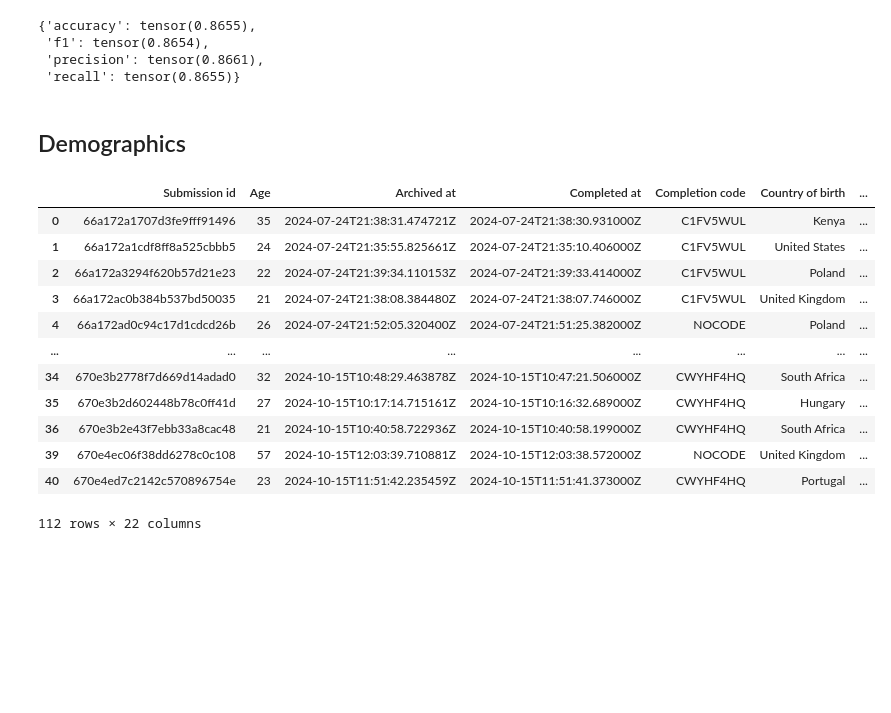
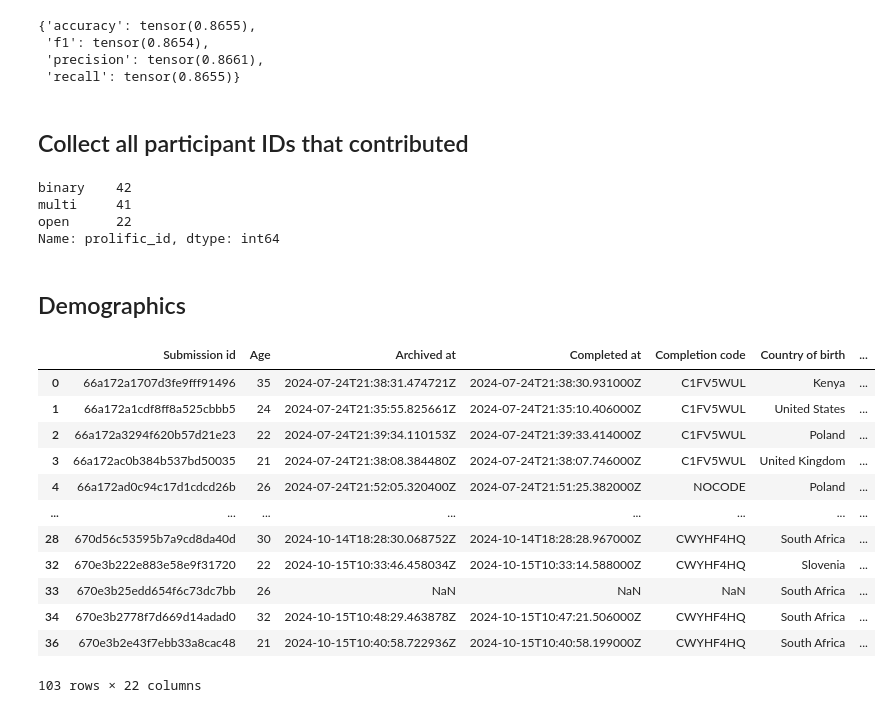
Before and after one commit to mauricekraus/quants-generate, a Jupyter notebook: time_qa-dataset/notebooks/Read Forms.ipynb, the cells around one changed output. Saved outputs shown, nothing was run; the diff lists cells and outputs as text; code cells hidden in the pictures; blank space fills up the shorter version.

```diff
--- a/time_qa-dataset/notebooks/Read Forms.ipynb
+++ b/time_qa-dataset/notebooks/Read Forms.ipynb
@@ -21,7 +24,7 @@ from tqdm import tqdm
 
 **Note:** Replace `binary` in the definition of `mode` (frist line of the following cell) with `multi`/`open` to run this for the multi-choice or open-ended study.
 # %%
-mode = "multi"  # Change to "multi" or "open" for multi-choice or open-ended study
+mode = "open"  # Change to "multi" or "open" for multi-choice or open-ended study
 study_file = Path(f"../../generated-dataset-30_000/human-study/{mode}/study_forms_{mode}.csv")
 ground_truth_file = study_file.with_name(study_file.name.replace("study_forms_", "study_data_"))
 form_results = study_file.with_name(study_file.name.replace("study_forms_", "form_responses_"))
@@ -406,34 +414,56 @@ metrics(
  'f1': tensor(0.8654),
  'precision': tensor(0.8661),
  'recall': tensor(0.8655)}
+# %% [markdown]
+## Collect all participant IDs that contributed
+# %%
+path_to_responses = lambda mode: Path(
+    f"../../generated-dataset-30_000/human-study/{mode}/form_responses_{mode}.csv"
+)
+
+participant_ids = pd.concat(
+    {
+        "binary": pd.read_csv(path_to_responses("binary"), index_col=0)["prolific_id"].drop_duplicates(),
+        "multi": pd.read_csv(path_to_responses("multi"), index_col=0)["prolific_id"].drop_duplicates(),
+        "open": pd.read_csv(path_to_responses("open"), index_col=0)["prolific_id"].drop_duplicates(),
+    }
+)
+
+participant_ids.groupby(level=0).count()
+# %% [output]
+binary    42
+multi     41
+open      22
+Name: prolific_id, dtype: int64
 # %% [markdown]
 ## Demographics
 # %%
 dems_binary = pd.read_csv(
     "../../generated-dataset-30_000/human-study/binary/prolific_demographics_export.csv"
 )
 dems_multi = pd.read_csv("../../generated-dataset-30_000/human-study/multi/prolific_demographics_export.csv")
 dems_open = pd.read_csv("../../generated-dataset-30_000/human-study/open/prolific_demographics_export.csv")
 dems = pd.concat([dems_binary, dems_multi, dems_open])
 
-dems = dems[dems["Age"] != "CONSENT_REVOKED"]
-dems = dems[dems["Status"].isin(["AWAITING REVIEW", "APPROVED"])]
+# dems = dems[dems["Age"] != "CONSENT_REVOKED"]
+# dems = dems[dems["Status"].isin(["AWAITING REVIEW", "APPROVED"])]
+dems = dems[dems["Participant id"].isin(participant_ids)]
 dems["Age"] = dems["Age"].astype(int)
 dems
 # %% [output]
 |  | Submission id | Age | Archived at | Completed at | Completion code | Country of birth | ... |
 | 0 | 66a172a1707d3fe9fff91496 | 35 | 2024-07-24T21:38:31.474721Z | 2024-07-24T21:38:30.931000Z | C1FV5WUL | Kenya | ... |
 | 1 | 66a172a1cdf8ff8a525cbbb5 | 24 | 2024-07-24T21:35:55.825661Z | 2024-07-24T21:35:10.406000Z | C1FV5WUL | United States | ... |
 | 2 | 66a172a3294f620b57d21e23 | 22 | 2024-07-24T21:39:34.110153Z | 2024-07-24T21:39:33.414000Z | C1FV5WUL | Poland | ... |
 | 3 | 66a172ac0b384b537bd50035 | 21 | 2024-07-24T21:38:08.384480Z | 2024-07-24T21:38:07.746000Z | C1FV5WUL | United Kingdom | ... |
 | 4 | 66a172ad0c94c17d1cdcd26b | 26 | 2024-07-24T21:52:05.320400Z | 2024-07-24T21:51:25.382000Z | NOCODE | Poland | ... |
 | ... | ... | ... | ... | ... | ... | ... | ... |
+| 28 | 670d56c53595b7a9cd8da40d | 30 | 2024-10-14T18:28:30.068752Z | 2024-10-14T18:28:28.967000Z | CWYHF4HQ | South Africa | ... |
+| 32 | 670e3b222e883e58e9f31720 | 22 | 2024-10-15T10:33:46.458034Z | 2024-10-15T10:33:14.588000Z | CWYHF4HQ | Slovenia | ... |
+| 33 | 670e3b25edd654f6c73dc7bb | 26 | NaN | NaN | NaN | South Africa | ... |
 | 34 | 670e3b2778f7d669d14adad0 | 32 | 2024-10-15T10:48:29.463878Z | 2024-10-15T10:47:21.506000Z | CWYHF4HQ | South Africa | ... |
-| 35 | 670e3b2d602448b78c0ff41d | 27 | 2024-10-15T10:17:14.715161Z | 2024-10-15T10:16:32.689000Z | CWYHF4HQ | Hungary | ... |
 | 36 | 670e3b2e43f7ebb33a8cac48 | 21 | 2024-10-15T10:40:58.722936Z | 2024-10-15T10:40:58.199000Z | CWYHF4HQ | South Africa | ... |
-| 39 | 670e4ec06f38dd6278c0c108 | 57 | 2024-10-15T12:03:39.710881Z | 2024-10-15T12:03:38.572000Z | NOCODE | United Kingdom | ... |
-| 40 | 670e4ed7c2142c570896754e | 23 | 2024-10-15T11:51:42.235459Z | 2024-10-15T11:51:41.373000Z | CWYHF4HQ | Portugal | ... |
-112 rows × 22 columns
+103 rows × 22 columns
 # %%
 dems.info()
 # %% [output]
```
Also changed, not shown: parts of 7 cells of this notebook.
